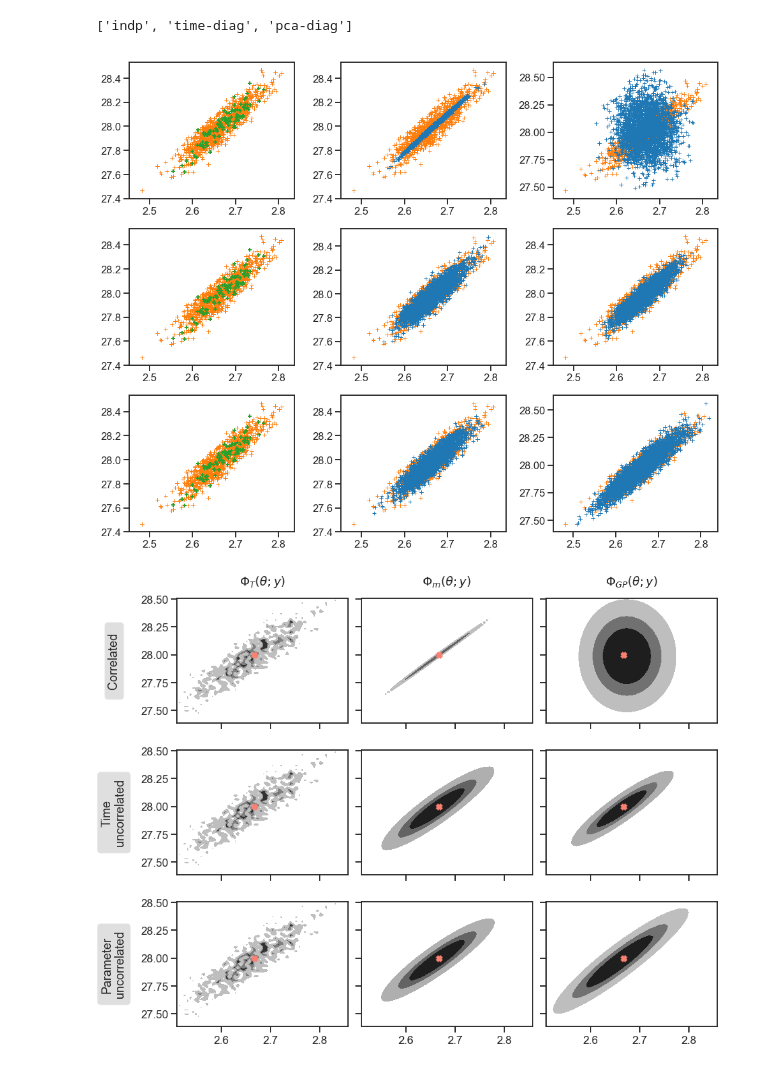
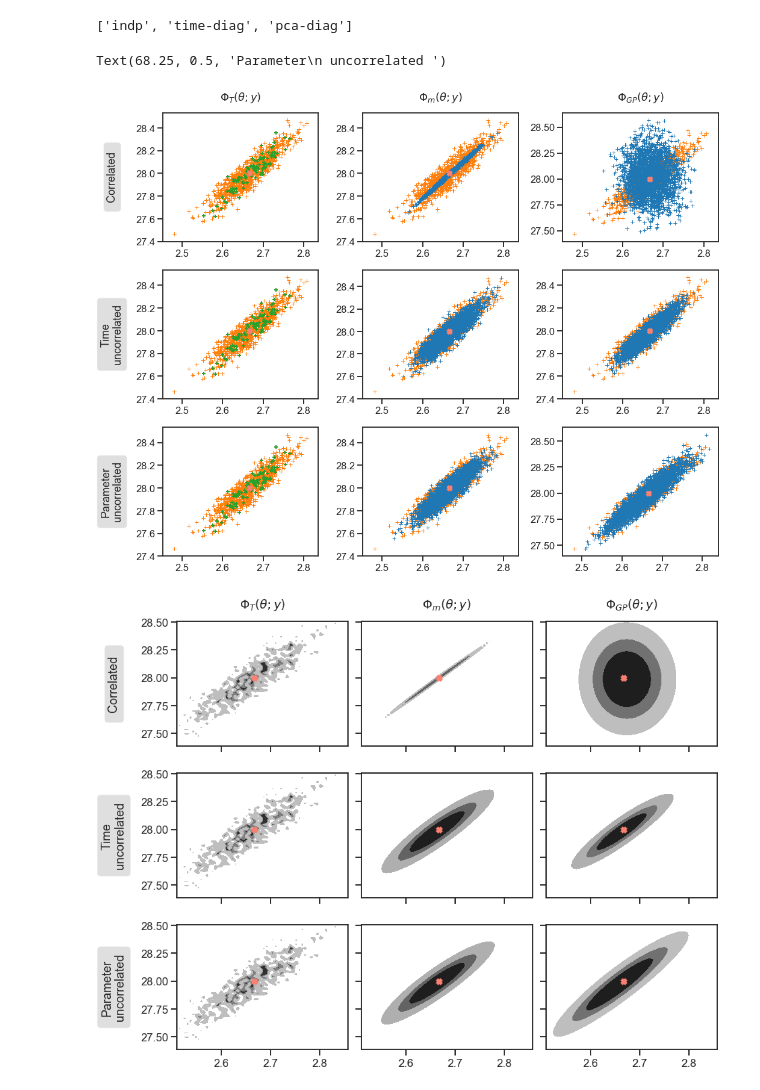
Before and after one commit to agarbuno/ces, a Jupyter notebook: examples/notebooks/lorenz63.ipynb, the cells around one changed output. Drawn from its saved outputs; the diff is of its cells as text; code cells hidden in the pictures.

Commit message:
improved figure

```diff
--- a/examples/notebooks/lorenz63.ipynb
+++ b/examples/notebooks/lorenz63.ipynb
@@ -978,17 +978,32 @@ def scatter_samples(eks, mcmcs, emu_type, axes):
 # %%
 fig, axes = plt.subplots(len(list(mcmcs.keys())[:-1]),3, figsize = (14,12))
 
 for kk, emu_type in enumerate(list(mcmcs.keys())[:-1]):
     scatter_samples(eks, mcmcs, emu_type, axes[kk].flatten())
 
+for ax in axes.flatten():
+    ax.set_ylabel('')
+    ax.scatter(np.exp(eks.ustar[1]), np.exp(eks.ustar[0]), marker = 'x', s = 50, linewidth = 5, color = 'salmon')
+    ax.set_title('')
+
 fig.tight_layout(rect=[0, 0.03, 1, 0.95])
+
+axes[0, 0].set_title(r"$\Phi_T(\theta;y)$", pad=20)
+axes[0, 1].set_title(r"$\Phi_{m}(\theta;y)$", pad=20)
+axes[0, 2].set_title(r"$\Phi_{GP}(\theta;y)$", pad=20)
+
+axes[0, 0].set_ylabel("  Correlated  ",labelpad=30, bbox=dict(facecolor='gray', alpha=0.25,boxstyle="round"))
+axes[1, 0].set_ylabel("Time\n uncorrelated ", labelpad=20,bbox=dict(facecolor='gray', alpha=0.25,boxstyle="round"))
+axes[2, 0].set_ylabel("Parameter\n uncorrelated ", labelpad=20,bbox=dict(facecolor='gray', alpha=0.25,boxstyle="round"))
+
 
 # if save_figs :
 # paper_directory = '/Users/agarbuno/github-repos/ces-draft/img/lorenz63/'
 # file = 'l63-gp-mcmc-alt'
 # plt.savefig(paper_directory+file+'.png', dpi=150)
 # %% [output]
+Text(68.25, 0.5, 'Parameter\n uncorrelated ')
-[figure, old version]
+[figure, new version]
 # %%
 grid_size = 60
 # %%
```
Also changed, not shown: parts of 4 cells of this notebook.
